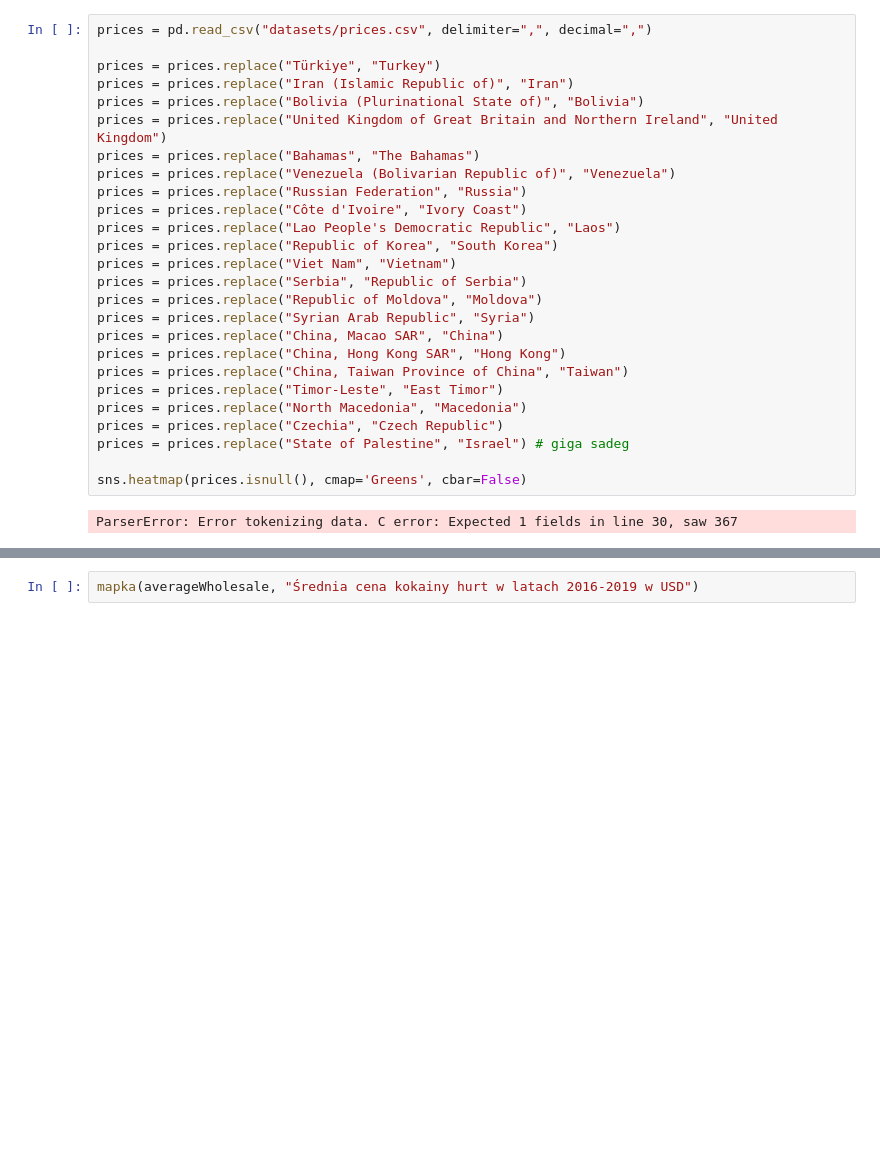
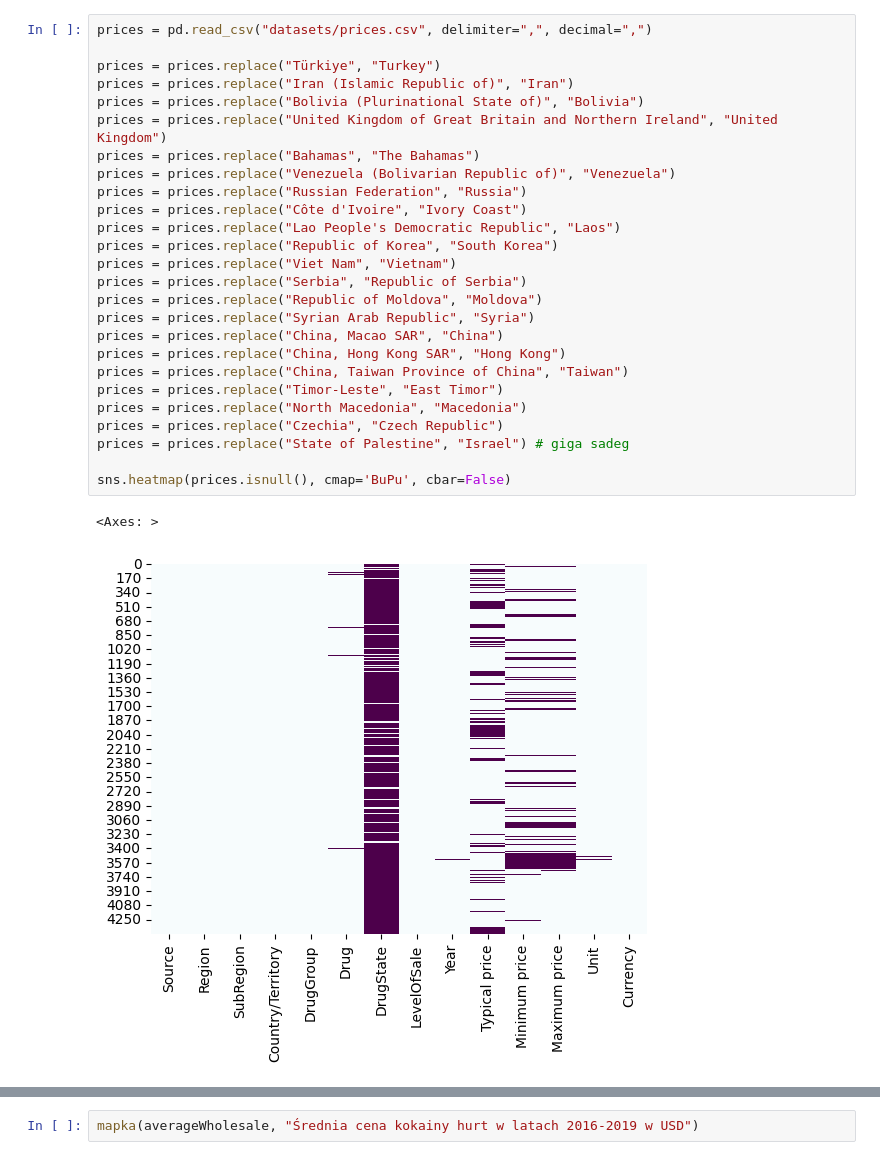
Before and after one commit to Armillion/DataVisualization, a Jupyter notebook: prices.ipynb, the cells around one changed output, grey strips where cells are left out. Saved outputs shown, nothing was run; the diff lists cells and outputs as text; blank space fills up the shorter version.

```diff
--- a/prices.ipynb
+++ b/prices.ipynb
@@ -9,31 +12,32 @@ import seaborn as sns
 # %%
 prices = pd.read_csv("datasets/prices.csv", delimiter=",", decimal=",")
 
 prices = prices.replace("Türkiye", "Turkey")
 prices = prices.replace("Iran (Islamic Republic of)", "Iran")
 prices = prices.replace("Bolivia (Plurinational State of)", "Bolivia")
 prices = prices.replace("United Kingdom of Great Britain and Northern Ireland", "United Kingdom")
 prices = prices.replace("Bahamas", "The Bahamas")
 prices = prices.replace("Venezuela (Bolivarian Republic of)", "Venezuela")
 prices = prices.replace("Russian Federation", "Russia")
 prices = prices.replace("Côte d'Ivoire", "Ivory Coast")
 prices = prices.replace("Lao People's Democratic Republic", "Laos")
 prices = prices.replace("Republic of Korea", "South Korea")
 prices = prices.replace("Viet Nam", "Vietnam")
 prices = prices.replace("Serbia", "Republic of Serbia")
 prices = prices.replace("Republic of Moldova", "Moldova")
 prices = prices.replace("Syrian Arab Republic", "Syria")
 prices = prices.replace("China, Macao SAR", "China")
 prices = prices.replace("China, Hong Kong SAR", "Hong Kong")
 prices = prices.replace("China, Taiwan Province of China", "Taiwan")
 prices = prices.replace("Timor-Leste", "East Timor")
 prices = prices.replace("North Macedonia", "Macedonia")
 prices = prices.replace("Czechia", "Czech Republic")
 prices = prices.replace("State of Palestine", "Israel") # giga sadeg
 
-sns.heatmap(prices.isnull(), cmap='Greens', cbar=False)
+sns.heatmap(prices.isnull(), cmap='BuPu', cbar=False)
 # %% [output]
-ParserError: Error tokenizing data. C error: Expected 1 fields in line 30, saw 367
+<Axes: >
+[figure, added]
 # %%
 prices = prices.drop(prices[(prices['Drug'] != 'Cocaine')].index)
 prices = prices.drop(prices[(prices['Unit'] == 'Rock') | (prices['Unit'] == 'Dose')| (prices['Unit'] == 'Unit')
```
Also changed, not shown: parts of 8 cells of this notebook, 1 other file.
